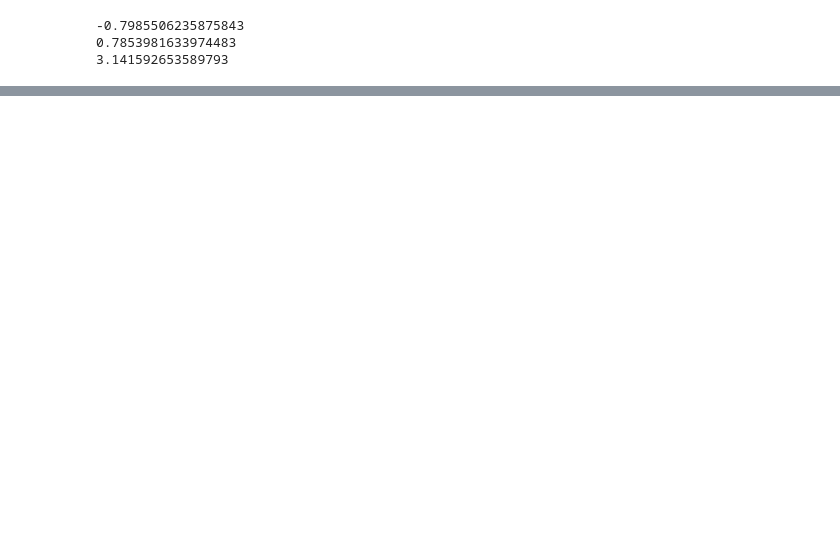
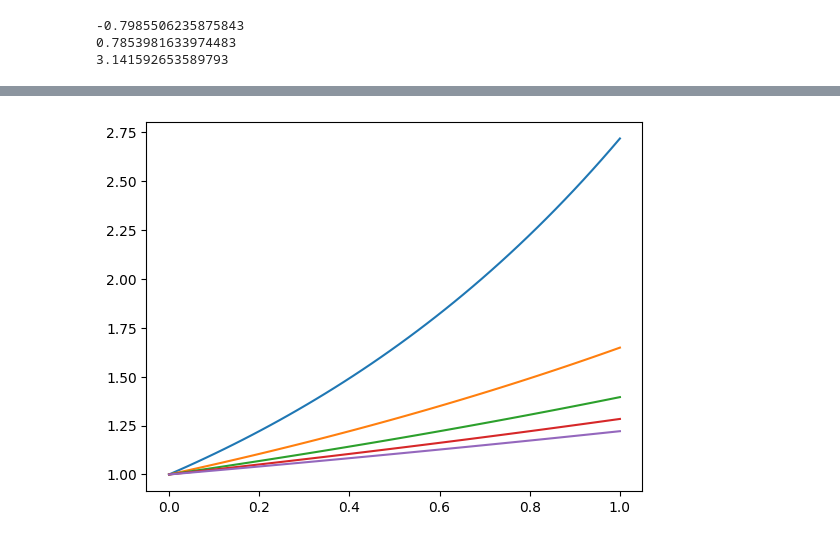
Before and after one commit to mdomag/python, a Jupyter notebook: LAB/exercises.ipynb, the cells around one changed output, grey strips where cells are left out. Cells and saved outputs as stored; diff of their text form; code cells hidden in the pictures; blank space fills up the shorter version.

```diff
--- a/LAB/exercises.ipynb
+++ b/LAB/exercises.ipynb
@@ -220,0 +315,6 @@ STEPS
+# %%
+x = np.linspace(0,1,50)
+for i in range(1,6):
+    plt.plot(x,np.exp(x/i))
+# %% [output]
+[figure, added]
```
Also changed, not shown: parts of 21 cells of this notebook, 1 other file.
